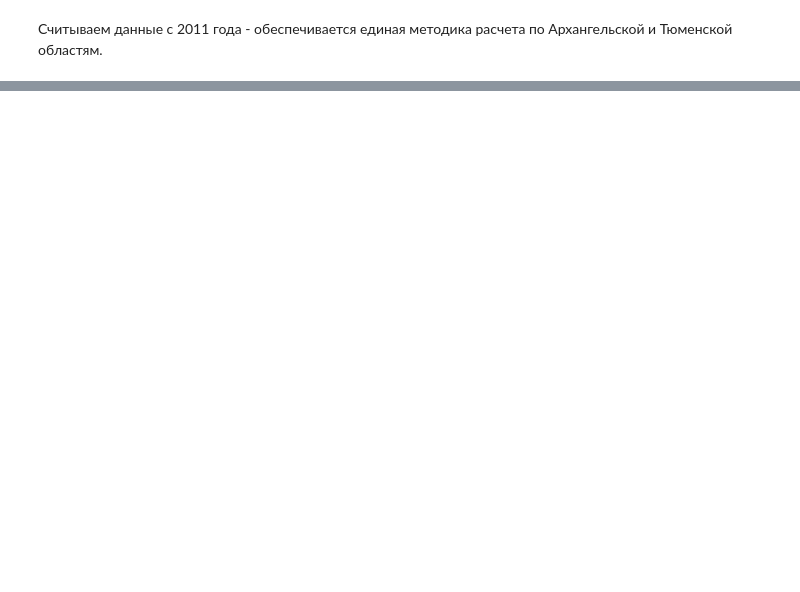
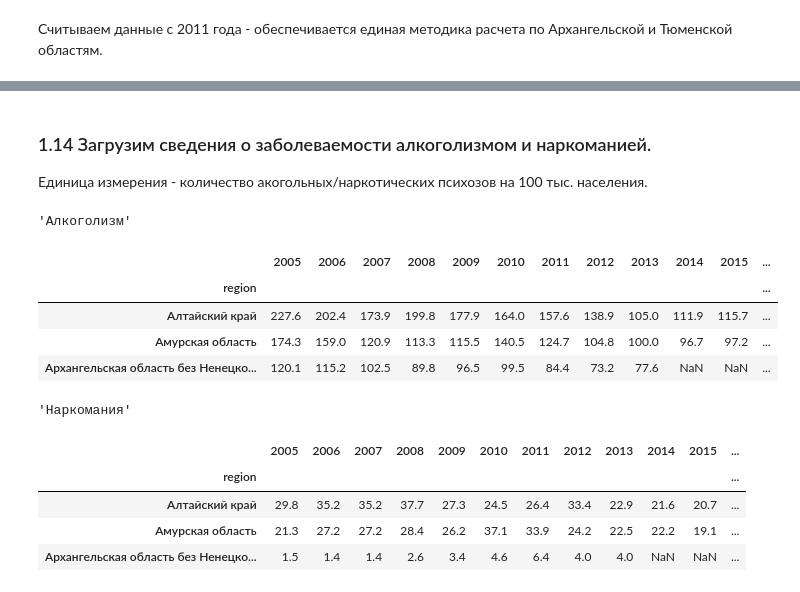
Before and after one commit to vokhmianin-da/social_russia_project, a Jupyter notebook: Diplom_1.ipynb, the cells around one changed output, grey strips where cells are left out. Saved outputs shown, nothing was run; the diff lists cells and outputs as text; code cells hidden in the pictures; blank space fills up the shorter version.

```diff
--- a/Diplom_1.ipynb
+++ b/Diplom_1.ipynb
@@ -512,0 +610,36 @@ display('Региональное производство, общий объе
+# %% [markdown]
+### 1.14 Загрузим сведения о заболеваемости алкоголизмом и наркоманией.
+
+Единица измерения - количество акогольных/наркотических психозов на 100 тыс. населения.
+# %%
+def alco_readout(file, sheet):
+    "Считывание данных с excel-листа"
+    df = pd.read_excel(file, sheet_name=sheet)
+    df = federal_subj(df, standard_names)
+    df.columns = pd.to_datetime((df.columns).astype(int), format='%Y').year
+    return df
+
+
+file = 'social_russia_data/drug_alco.xlsx'
+alco = alco_readout(file, 0)
+alco1718 = alco_readout(file, 1)
+drug = alco_readout(file, 2)
+drug1718 = alco_readout(file, 3)
+alco = pd.concat([alco, alco1718], axis=1).sort_index()
+drug = pd.concat([drug, drug1718], axis=1).sort_index()
+
+display('Алкоголизм', alco.head(3))
+display('Наркомания', drug.head(3))
+# %% [output]
+'Алкоголизм'
+|  | 2005 | 2006 | 2007 | 2008 | 2009 | 2010 | 2011 | 2012 | 2013 | 2014 | 2015 | ... |
+| region |  |  |  |  |  |  |  |  |  |  |  | ... |
+| Алтайский край | 227.6 | 202.4 | 173.9 | 199.8 | 177.9 | 164.0 | 157.6 | 138.9 | 105.0 | 111.9 | 115.7 | ... |
+| Амурская область | 174.3 | 159.0 | 120.9 | 113.3 | 115.5 | 140.5 | 124.7 | 104.8 | 100.0 | 96.7 | 97.2 | ... |
+| Архангельская область без Ненецко... | 120.1 | 115.2 | 102.5 | 89.8 | 96.5 | 99.5 | 84.4 | 73.2 | 77.6 | NaN | NaN | ... |
+'Наркомания'
+|  | 2005 | 2006 | 2007 | 2008 | 2009 | 2010 | 2011 | 2012 | 2013 | 2014 | 2015 | ... |
+| region |  |  |  |  |  |  |  |  |  |  |  | ... |
+| Алтайский край | 29.8 | 35.2 | 35.2 | 37.7 | 27.3 | 24.5 | 26.4 | 33.4 | 22.9 | 21.6 | 20.7 | ... |
+| Амурская область | 21.3 | 27.2 | 27.2 | 28.4 | 26.2 | 37.1 | 33.9 | 24.2 | 22.5 | 22.2 | 19.1 | ... |
+| Архангельская область без Ненецко... | 1.5 | 1.4 | 1.4 | 2.6 | 3.4 | 4.6 | 6.4 | 4.0 | 4.0 | NaN | NaN | ... |
```
Also changed, not shown: parts of 32 cells of this notebook, 1 other file.
